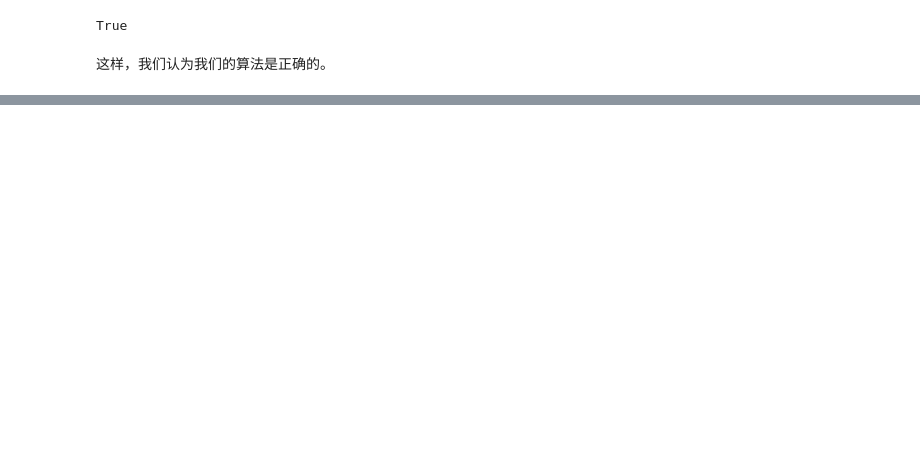
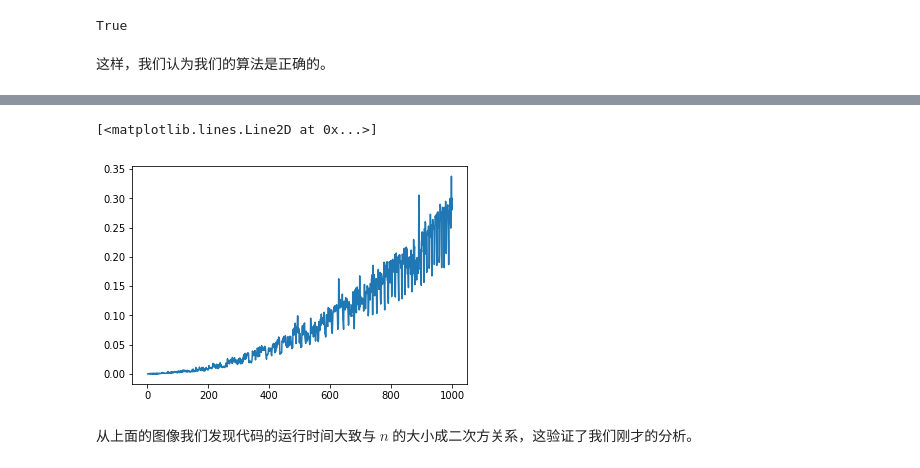
Before and after one commit to EtoDemerzel0427/Algorithm-course-projects, a Jupyter notebook: project-4/roundRobin.ipynb, the cells around one changed output, grey strips where cells are left out. Saved outputs shown, nothing was run; the diff lists cells and outputs as text; code cells hidden in the pictures; blank space fills up the shorter version.

```diff
--- a/project-4/roundRobin.ipynb
+++ b/project-4/roundRobin.ipynb
@@ -216,6 +250,6 @@ def check(mat, n):
 # %%
 result = True
-for i in range(1,100):
+for i in range(1,201):
     result = result and check(roundRobin(i),i)
 
 print(result)
@@ -225,0 +267,15 @@ True
+# %%
+import time
+
+def comp_test():
+    runtime = []
+    for i in range(1,1001):
+        tic = time.time()
+        roundRobin(i)
+        toc = time.time()
+        runtime.append(toc - tic)
+        if i % 50 == 0:
+            print('current:', i)
+    return runtime
+# %%
+runtime = comp_test()
@@ -225,0 +303,10 @@ True
+# %%
+from matplotlib.pyplot import *
+% matplotlib inline
+
+plot(list(range(1,1001)), runtime)
+# %% [output]
+[<matplotlib.lines.Line2D at 0x...>]
+[figure, added]
+# %% [markdown]
+从上面的图像我们发现代码的运行时间大致与 $n$ 的大小成二次方关系，这验证了我们刚才的分析。
```
Also changed, not shown: parts of 6 cells of this notebook, 4 other files.
